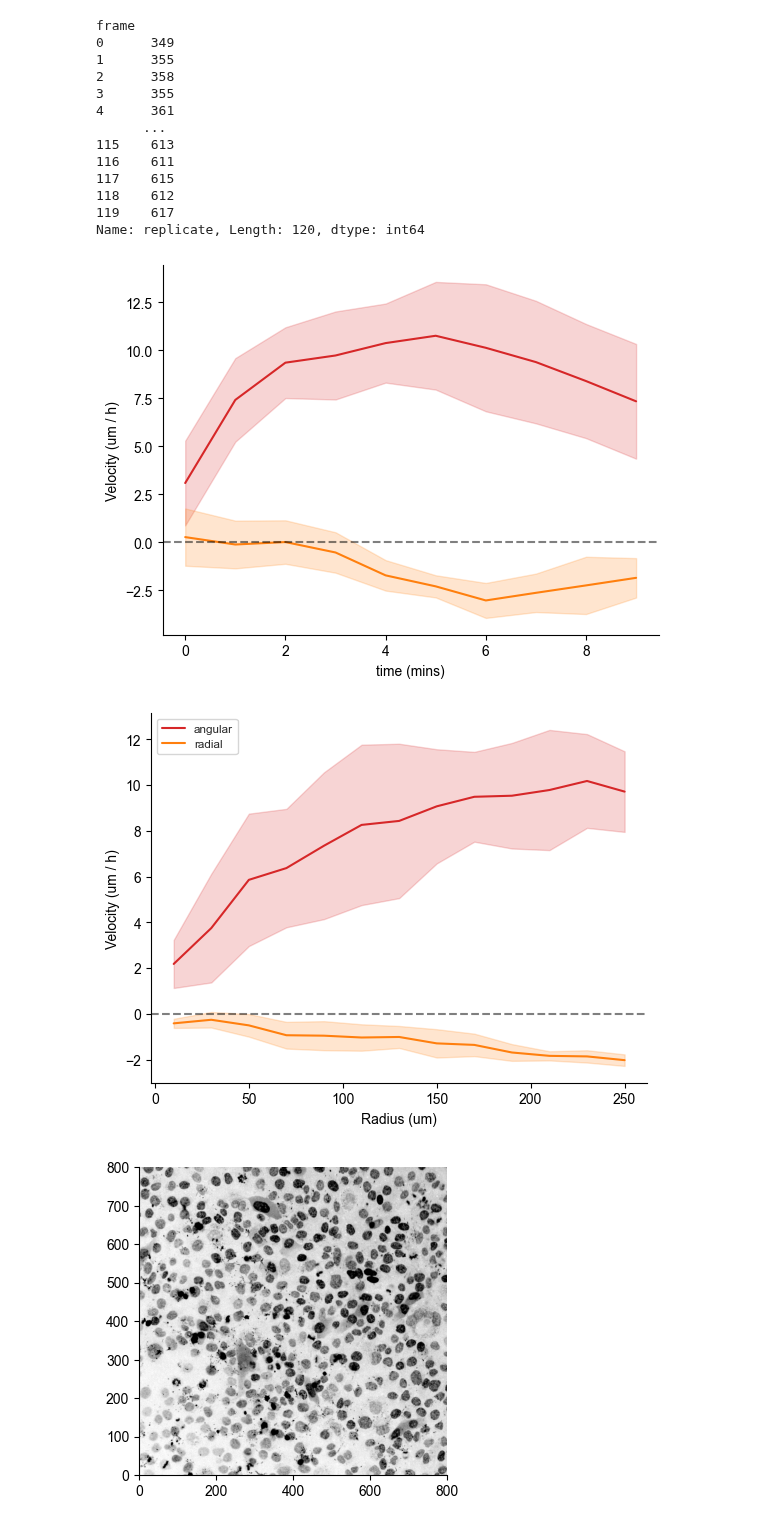
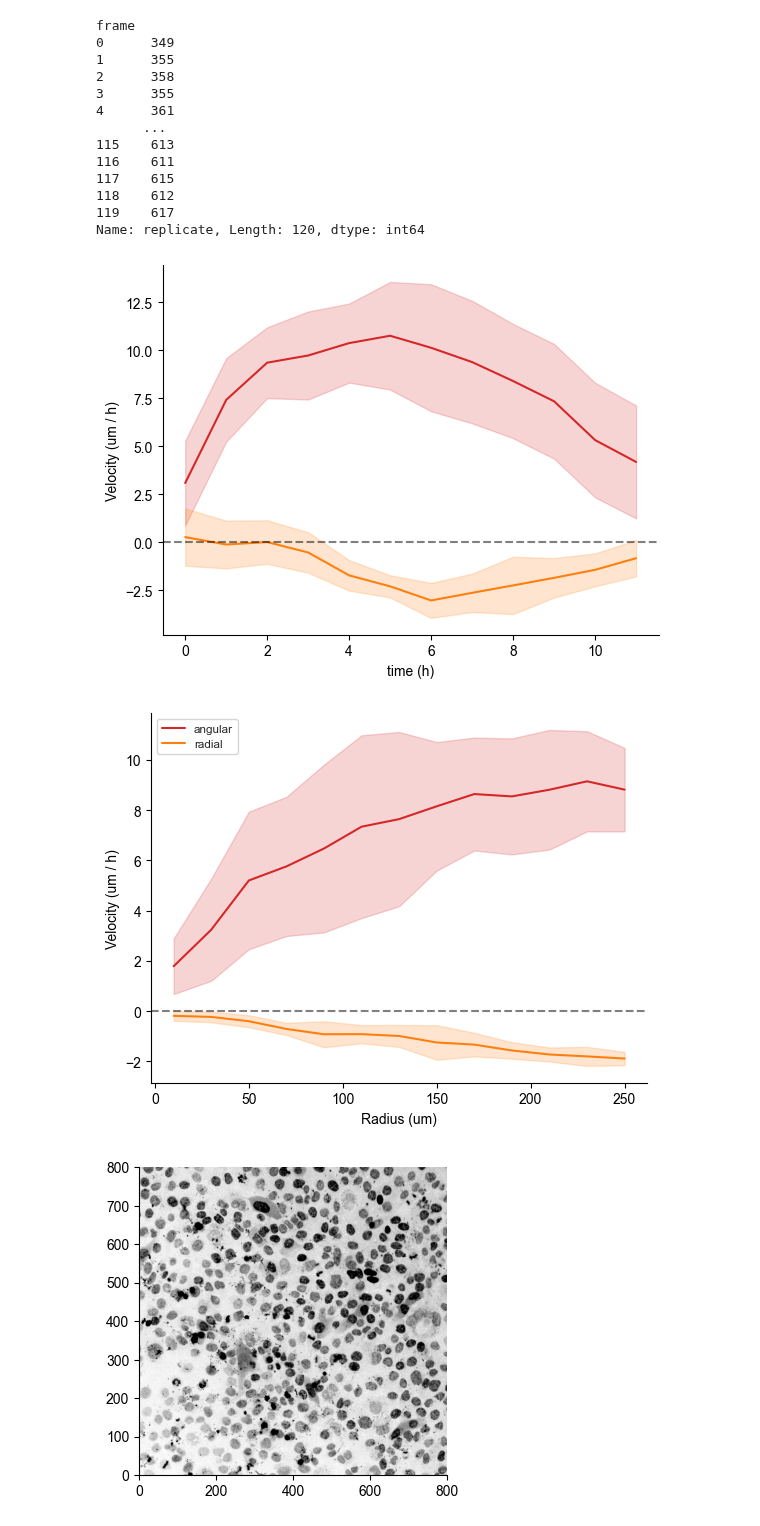
Before and after one commit to Harrison-Oatman/PyCLM, a Jupyter notebook: figures/vortex_analysis.ipynb, the cells around one changed output. Cells and saved outputs as stored; diff of their text form; code cells hidden in the pictures.

```diff
--- a/figures/vortex_analysis.ipynb
+++ b/figures/vortex_analysis.ipynb
@@ -14,6 +14,9 @@ mpl.rc("axes.spines", top=False, right=False, )
 mpl.rc("xtick", color="k", bottom=True)
 mpl.rc("ytick", color="k", left=True)
 mpl.rc("legend", fontsize="small")
+
+base_dir = Path(r"D:\FeedbackControl\data\vortex")
+savepath = Path(r"Figure 3")
 # %%
 from laptrack import LapTrack
 from tqdm import tqdm
@@ -99,8 +102,6 @@ for stem in ["vor.02", "vor.03", "vor.05"]:
 (209, 3, 800, 800)
 (209, 800, 800) (209, 800, 800)
 # %%
-base_dir = Path(r"D:\FeedbackControl\data\vortex")
-savepath = Path (r"G:\.shortcut-targets-by-id\1mjQpOyIBmhwFST1jB0FWKJhKOiVOMeb8\2025-03-24 Harrison feedback control\figure 3")
 
 stem = "vor.01"
 arr = stem + "_patterns.tif"
@@ -189,7 +190,7 @@ for i in tqdm(range(1, 6)):
     spots_df["replicate"] = i
 
     subset = spots_df[
-        (spots_df["t"].between(0, (60*10)-1))
+        (spots_df["t"].between(0, (60*12)-1))
     ].copy()
 
     all_subsets.append(subset)
@@ -232,34 +215,35 @@ Name: replicate, Length: 120, dtype: int64
 # %%
 full_dfs = pd.concat(all_subsets, ignore_index=True)
 
 t = full_dfs.groupby(["replicate", "t_hour"], as_index=False).mean()
+t["t_hour_offset"] = t["t_hour"]
 
-sns.lineplot(t, x="t_hour", y="Tangential Velocity (um/h)", color="C3", errorbar=("sd", 1))
-sns.lineplot(t, x="t_hour", y="Radial Velocity (um/h)", color="C1", errorbar=("sd", 1))
-plt.xlabel("time (mins)")
+sns.lineplot(t, x="t_hour_offset", y="Tangential Velocity (um/h)", color="C3", errorbar=("sd", 1))
+sns.lineplot(t, x="t_hour_offset", y="Radial Velocity (um/h)", color="C1", errorbar=("sd", 1))
+plt.xlabel("time (h)")
 plt.ylabel("Velocity (um / h)")
 plt.axhline(0, color="black", linestyle="--", alpha=0.5)
 # plt.legend()
-plt.savefig(savepath / "vortex2_velocities.pdf")
+plt.savefig(savepath / "vortex_velocities.pdf")
 plt.show()
 
 full_dfs["um_r_bin"] = (full_dfs["um_r"] // 20) * 20 + 10
 
 # plt.legend()
 t = full_dfs.groupby(["replicate", "um_r_bin"], as_index=False).mean()
 
 sns.lineplot(t[t["um_r_bin"] < 400/1.5], x="um_r_bin", y="Tangential Velocity (um/h)", errorbar=("sd", 1), err_style="band", label="angular", color="C3")
 sns.lineplot(t[t["um_r_bin"] < 400/1.5], x="um_r_bin", y="Radial Velocity (um/h)", errorbar=("sd", 1), err_style="band", label="radial", color="C1")
 
 
 plt.xlabel("Radius (um)")
 plt.ylabel("Velocity (um / h)")
 plt.axhline(0, color="black", linestyle="--", alpha=0.5)
-plt.savefig(savepath / "vortex2_velocities_by_radius.pdf")
+plt.savefig(savepath / "vortex_velocities_by_radius.pdf")
 plt.show()
 # %% [output]
-[figure, old version]
+[figure, new version]
-[figure, old version]
+[figure, new version]
 # %%
 x, y = frame_df["px_x"], frame_df["px_y"]
 u, v = frame_df["um_x_per_min_rolling"], frame_df["um_y_per_min_rolling"]
```
Also changed, not shown: parts of 3 cells of this notebook, 2 other files.
